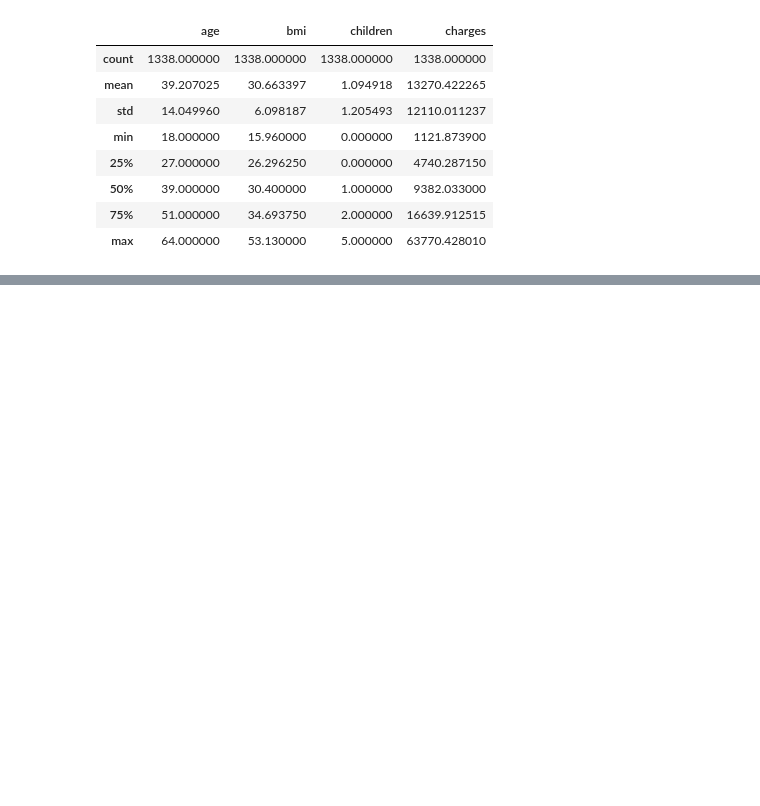
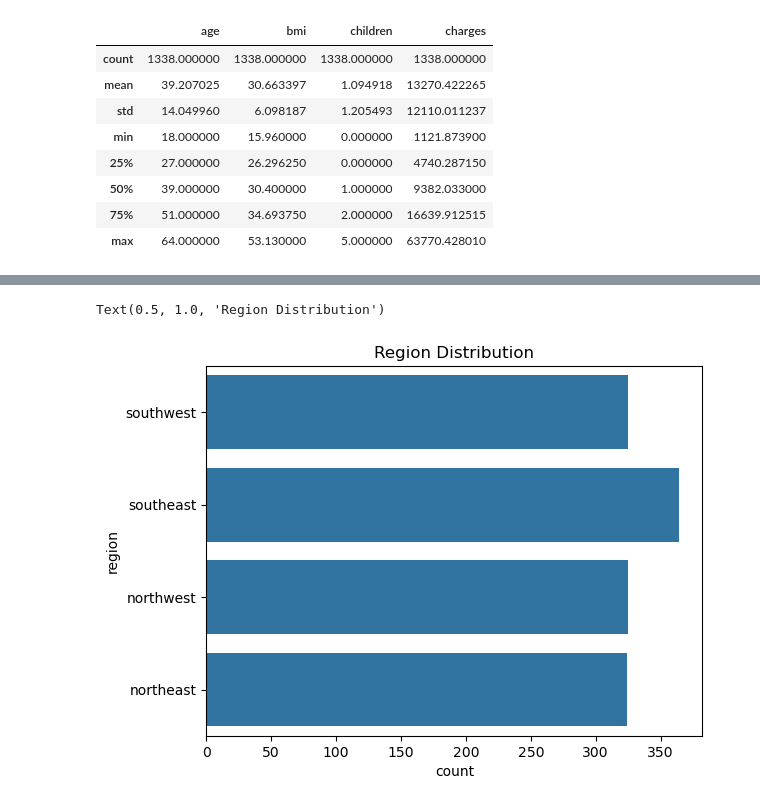
Before and after one commit to Ayodele10/Med_insurance_pred_Regression, a Jupyter notebook: Med_insurance_pred.ipynb, the cells around one changed output, grey strips where cells are left out. Cells and saved outputs as stored; diff of their text form; code cells hidden in the pictures; blank space fills up the shorter version.

```diff
--- a/Med_insurance_pred.ipynb
+++ b/Med_insurance_pred.ipynb
@@ -83,3 +114,10 @@ med_insurance_data.describe()
+# %%
+plt.Figure(figsize=(8,8))
+sns.countplot(med_insurance_data['region']) #countplot for categorical values
+plt.title('Region Distribution')
+# %% [output]
+Text(0.5, 1.0, 'Region Distribution')
+[figure, added]
 # %%
 #Label Endoding
 med_insurance_data.replace({
```
Also changed, not shown: parts of 32 cells of this notebook.
